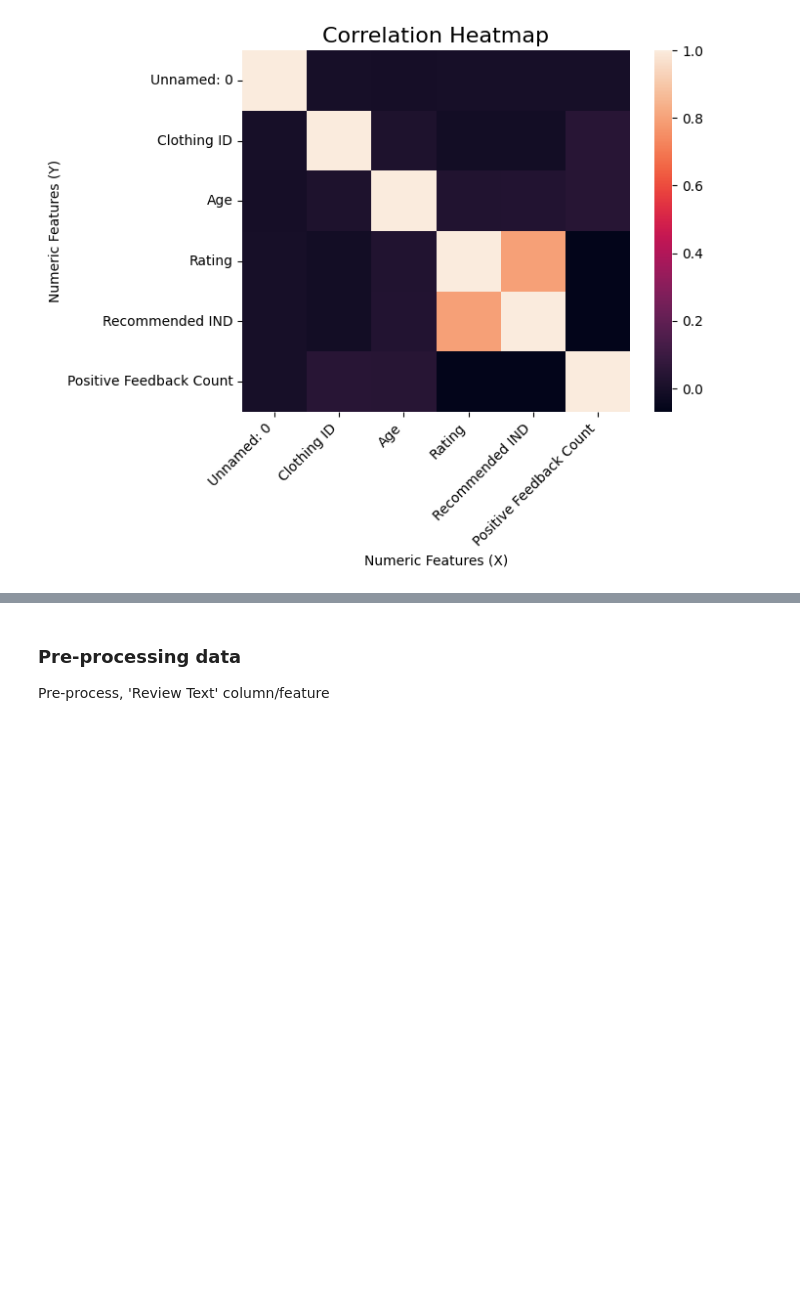
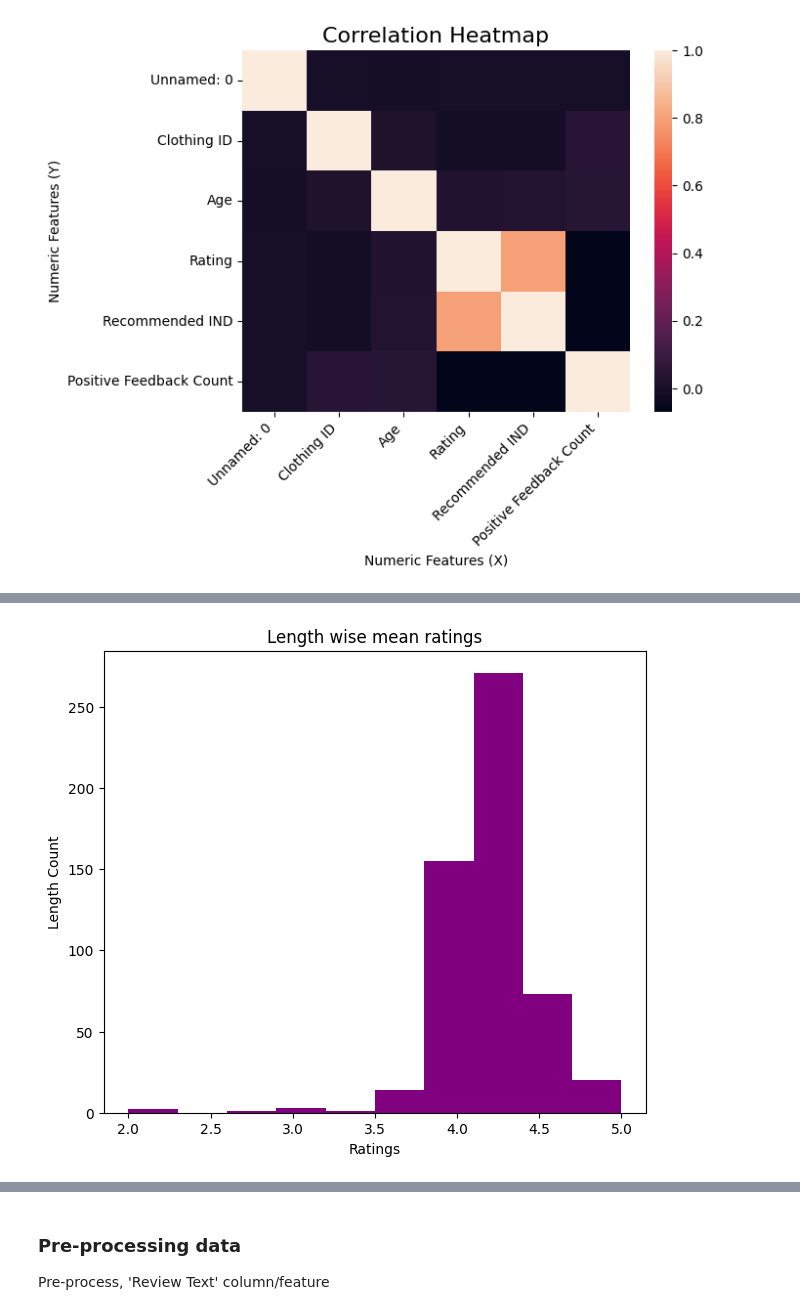
Before and after one commit to theaussiepie/basic_webapp_prod_rec_w-nlp, a Jupyter notebook: eda/eda.ipynb, the cells around one changed output, grey strips where cells are left out. Saved outputs shown, nothing was run; the diff lists cells and outputs as text; code cells hidden in the pictures; blank space fills up the shorter version.

Commit message:
exploratory aalysis, feature engineering, positive feedback count

```diff
--- a/eda/eda.ipynb
+++ b/eda/eda.ipynb
@@ -268,0 +345,8 @@ close to zero.
+# %%
+df.groupby('Length')['Rating'].mean().plot.hist(color='purple',figsize = (7,6))
+plt.title("Length wise mean ratings")
+plt.xlabel("Ratings")
+plt.ylabel("Length Count")
+plt.show()
+# %% [output]
+[figure, added]
```
Also changed, not shown: parts of 17 cells of this notebook.
